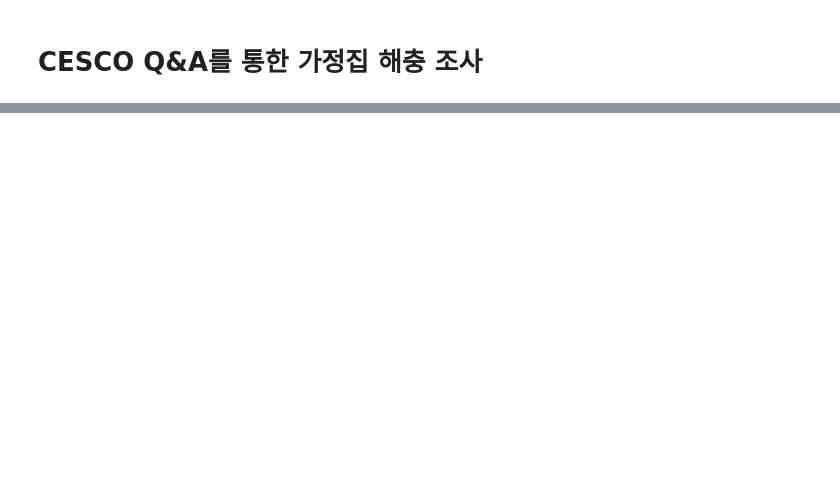
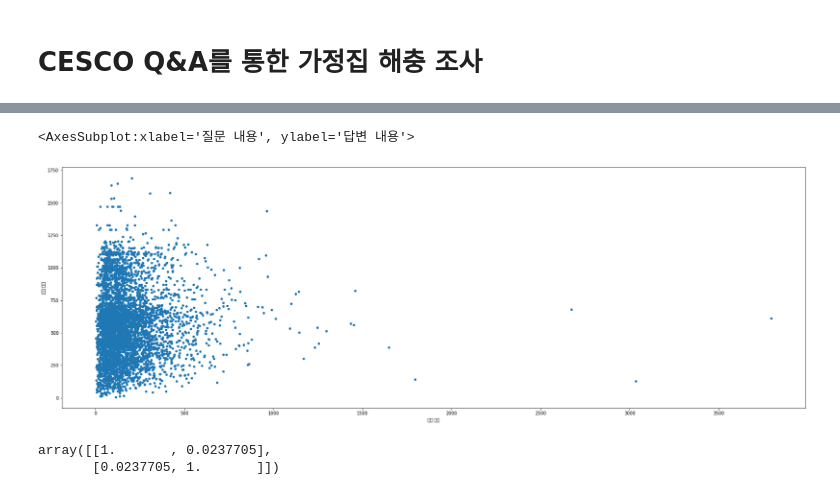
Before and after one commit to ajs7270/snu_bigdata21, a Jupyter notebook: 02_web_crawling/web_crawling.ipynb, the cells around one changed output, grey strips where cells are left out. Cells and saved outputs as stored; diff of their text form; code cells hidden in the pictures; blank space fills up the shorter version.

```diff
--- a/02_web_crawling/web_crawling.ipynb
+++ b/02_web_crawling/web_crawling.ipynb
@@ -42,0 +223,4 @@ print(soup.prettify())
+# %%
+# 결측치 제거
+processed_df=processed_df.dropna()
+print(len(processed_df))
@@ -42,0 +229,4 @@ print(soup.prettify())
+# %%
+# 쓸모 없는 앞 뒤 공백 삭제
+processed_df = processed_df.applymap(lambda x : x.strip())
+processed_df.head()
@@ -42,0 +240,9 @@ print(soup.prettify())
+# %%
+def count_word(text: str) -> int:
+    # 엔터 제거
+    text.replace("\r","").replace("\n","")
+    return len(text)
+# %%
+# 질문 및 답변의 글자 수 세기
+processed_df = processed_df.applymap(count_word)
+processed_df.head()
@@ -42,0 +256,12 @@ print(soup.prettify())
+# %%
+%matplotlib inline
+processed_df.plot(kind='scatter', x='질문 내용', y="답변 내용", figsize=(30, 10))
+# %% [output]
+<AxesSubplot:xlabel='질문 내용', ylabel='답변 내용'>
+[figure, added]
+# %%
+import numpy as np
+np.corrcoef(processed_df['질문 내용'], processed_df['답변 내용'])
+# %% [output]
+array([[1.       , 0.0237705],
+       [0.0237705, 1.       ]])
```
Also changed, not shown: parts of 20 cells of this notebook.
